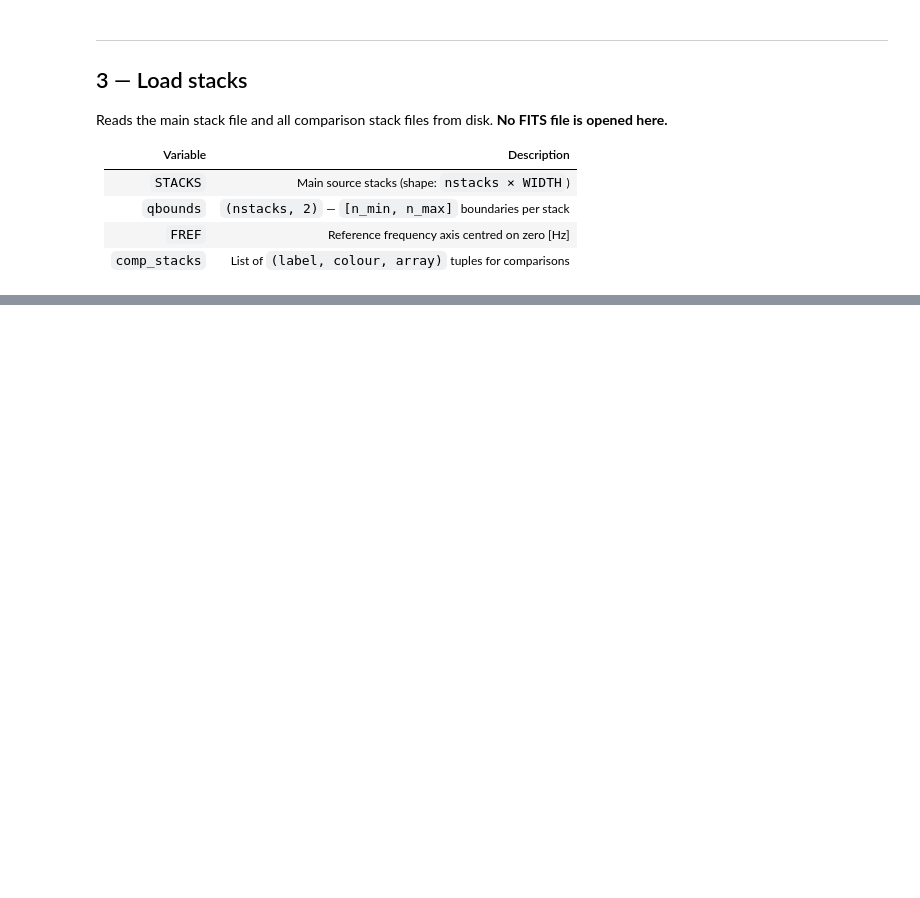
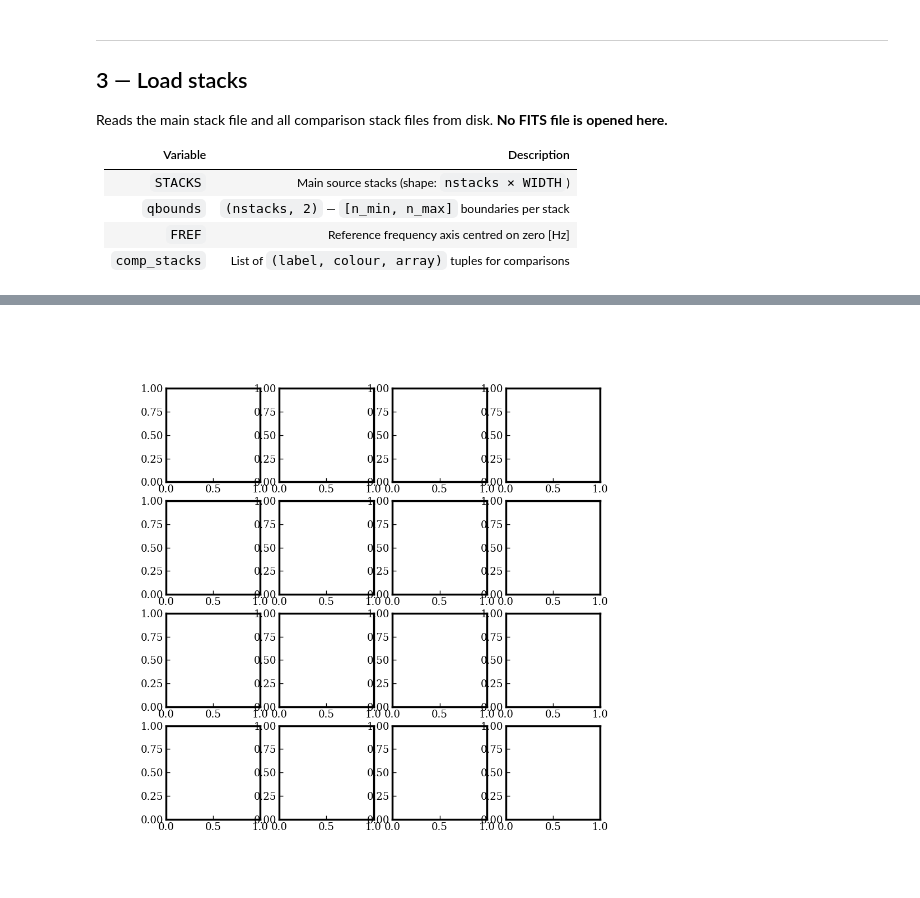
Before and after one commit to LucieCros/rrl-ism-analysis, a Jupyter notebook: notebooks/4_Line-fitting.ipynb, the cells around one changed output, grey strips where cells are left out. Cells and saved outputs as stored; diff of their text form; code cells hidden in the pictures; blank space fills up the shorter version.

```diff
--- a/notebooks/4_Line-fitting.ipynb
+++ b/notebooks/4_Line-fitting.ipynb
@@ -995,0 +507,9 @@ for kv in range(len(velos)):
+# %%
+n_comp     = len(VELOS)
+n_rows_fit = int(np.ceil((nstacks - 1) / MOSAIC_COLS))
+
+fig_fit, ax_fit = plt.subplots(n_rows_fit, MOSAIC_COLS, figsize=(10, 10))
+ax_flat_fit     = np.array(ax_fit).flatten()
+_linestyles     = ['solid', 'dashed', 'dotted']
+# %% [output]
+[figure, added]
```
Also changed, not shown: parts of 53 cells of this notebook, 3 other files.
